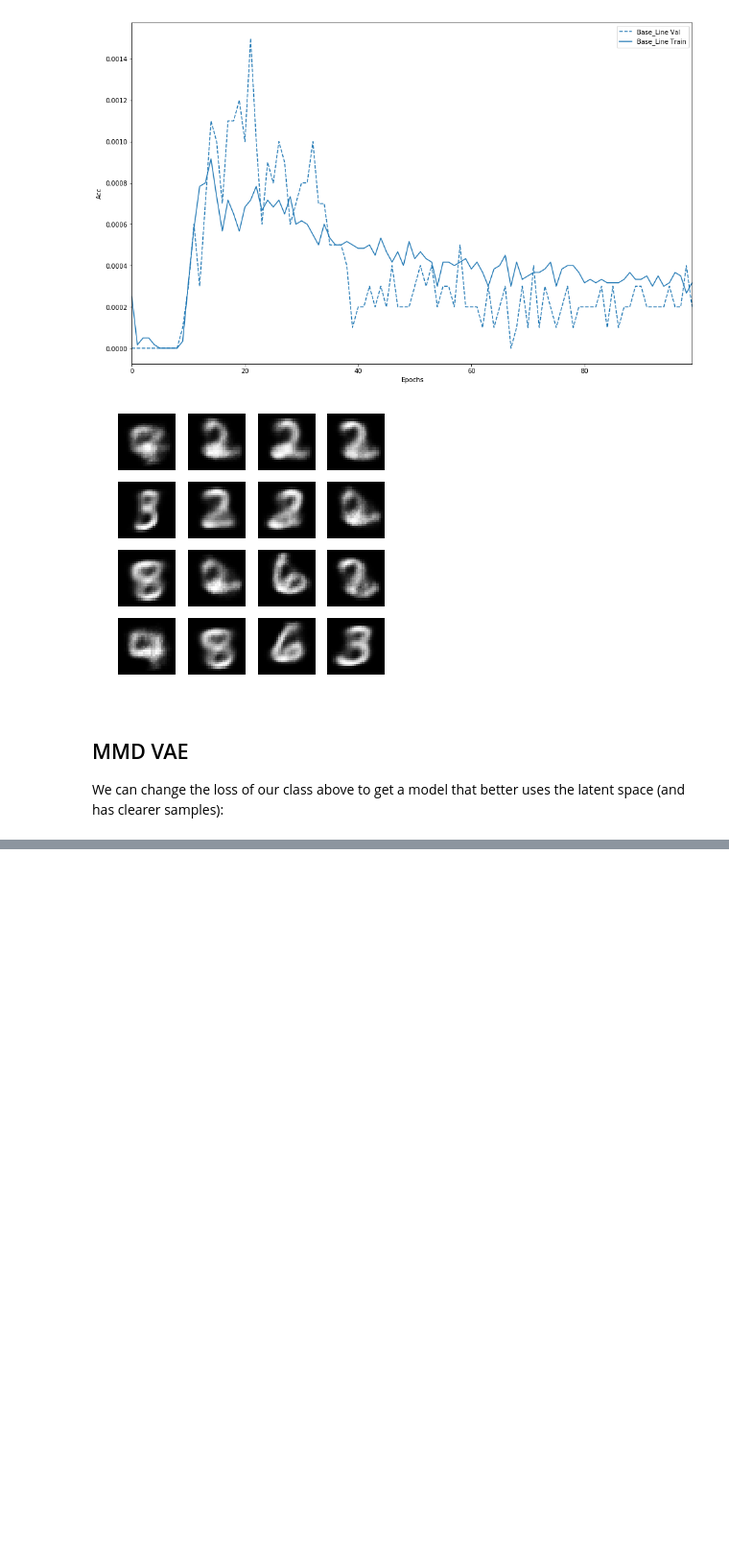
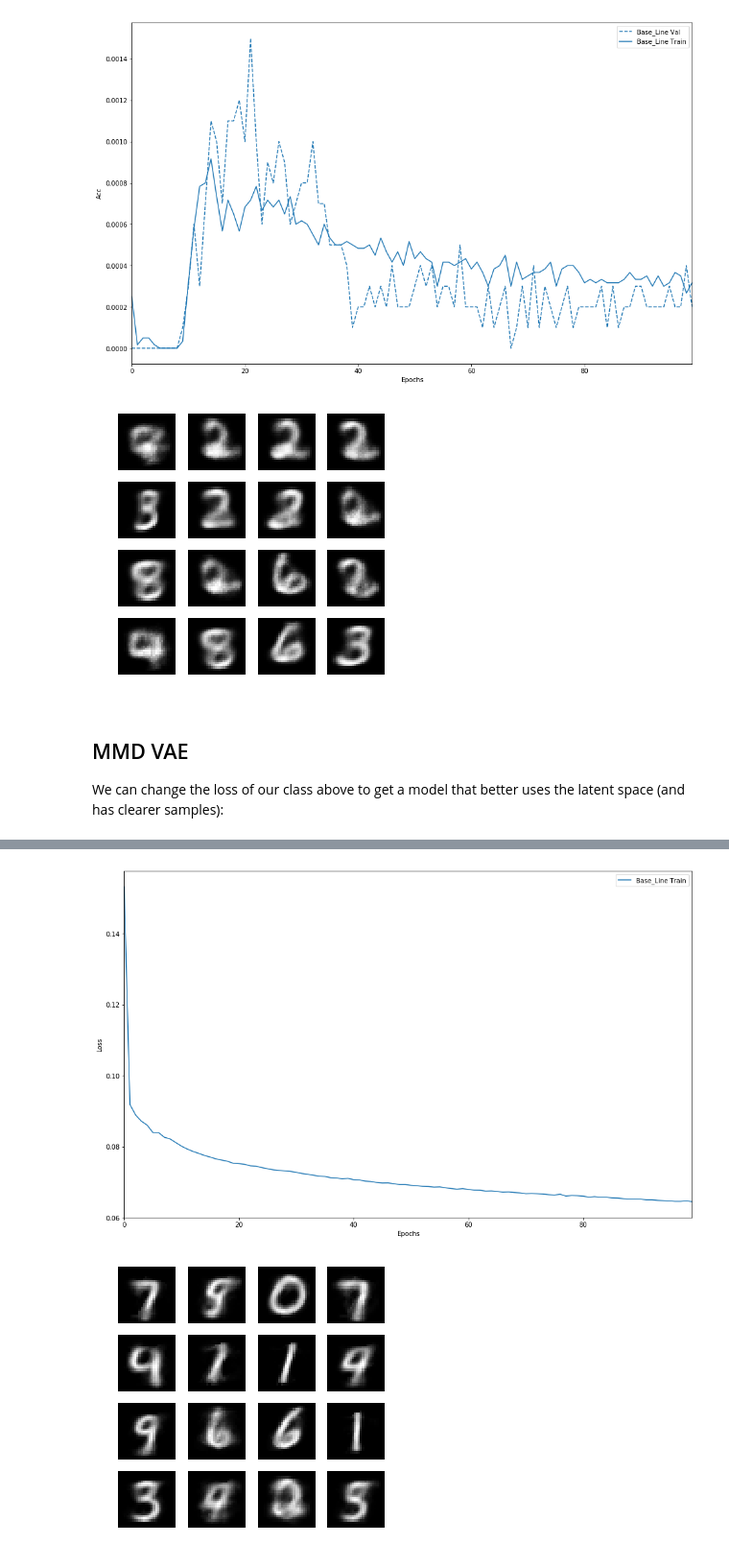
Before and after one commit to wilcas/vaecit, a Jupyter notebook: scripts/tf_exploration.ipynb, the cells around one changed output, grey strips where cells are left out. Shown: that part at 96% size. Cells and saved outputs as stored; diff of their text form; code cells hidden in the pictures; blank space fills up the shorter version.

```diff
--- a/scripts/tf_exploration.ipynb
+++ b/scripts/tf_exploration.ipynb
@@ -197,7 +197,7 @@ We can change the loss of our class above to get a model that better uses the la
 class MMD_VAE(tf.keras.Model):
 
     def __init__(self, n_latent=2, output_size=10): # default 2 latent dimensions
-        super(VAE,self).__init__() # inherit Model functions
+        super(MMD_VAE,self).__init__() # inherit Model functions
         self.n_latent=n_latent
         self.encode_net = tf.keras.Sequential(
             [
@@ -216,8 +216,7 @@ class MMD_VAE(tf.keras.Model):
         )
 
     def call(self, data):
-        mean,logvar = self.encode(data)
-        z = self.reparameterize(mean, logvar)
+        z = self.encode(data)
         return self.decode(z)
 
     def sample(self, eps=None):
@@ -234,8 +233,8 @@ class MMD_VAE(tf.keras.Model):
 
     def total_loss(self, x,y):
         train_z = self.encode_net(x)
-        train_xr = self.decode_net(z)
-        samples = tf.random_normal(tf.stack[200,self.n_latent])
+        train_xr = self.decode_net(train_z)
+        samples = tf.random_normal(tf.stack([200,self.n_latent]))
         loss_mmd = compute_mmd(samples,train_z)
         loss_nll = tf.reduce_mean(tf.square(train_xr - x))
         return loss_mmd + loss_nll
@@ -255,6 +254,6 @@ def compute_mmd(x, y):
     xy_kernel = compute_kernel(x, y)
     return tf.reduce_mean(x_kernel) + tf.reduce_mean(y_kernel) - 2 * tf.reduce_mean(xy_kernel)
 # %%
-model = VAE(n_latent=2, output_size=28*28)
+model = MMD_VAE(n_latent=2, output_size=28*28)
 model.compile(loss = model.total_loss, optimizer = tf.train.AdamOptimizer(1e-4))
 train_history = model.fit(train_images,train_images, epochs=100, batch_size=100)
@@ -260,0 +278,28 @@ train_history = model.fit(train_images,train_images, epochs=100, batch_size=100)
+# %%
+import matplotlib.pyplot as plt
+def plot_history(histories, key='binary_crossentropy'):
+    plt.figure(figsize=(16,10))
+
+    for name, history in histories:
+        plt.plot(history.epoch, history.history[key],
+                 label=name.title()+' Train')
+
+    plt.xlabel('Epochs')
+    plt.ylabel(key.replace('_',' ').title())
+    plt.legend()
+
+    plt.xlim([0,max(history.epoch)])
+
+plot_history([("base_line", train_history)], key='loss')
+
+
+
+fig = plt.figure(figsize=(5,5))
+for i in range(16):
+    plt.subplot(4,4,i+1)
+    plt.imshow(tf.reshape(model.sample(eps = tf.random.normal(shape = (1,2))),(28,28)),cmap="gray")
+    plt.axis('off')
+plt.show()
+# %% [output]
+[figure, added]
+[figure, added]
```
Also changed, not shown: parts of 1 cell of this notebook.
